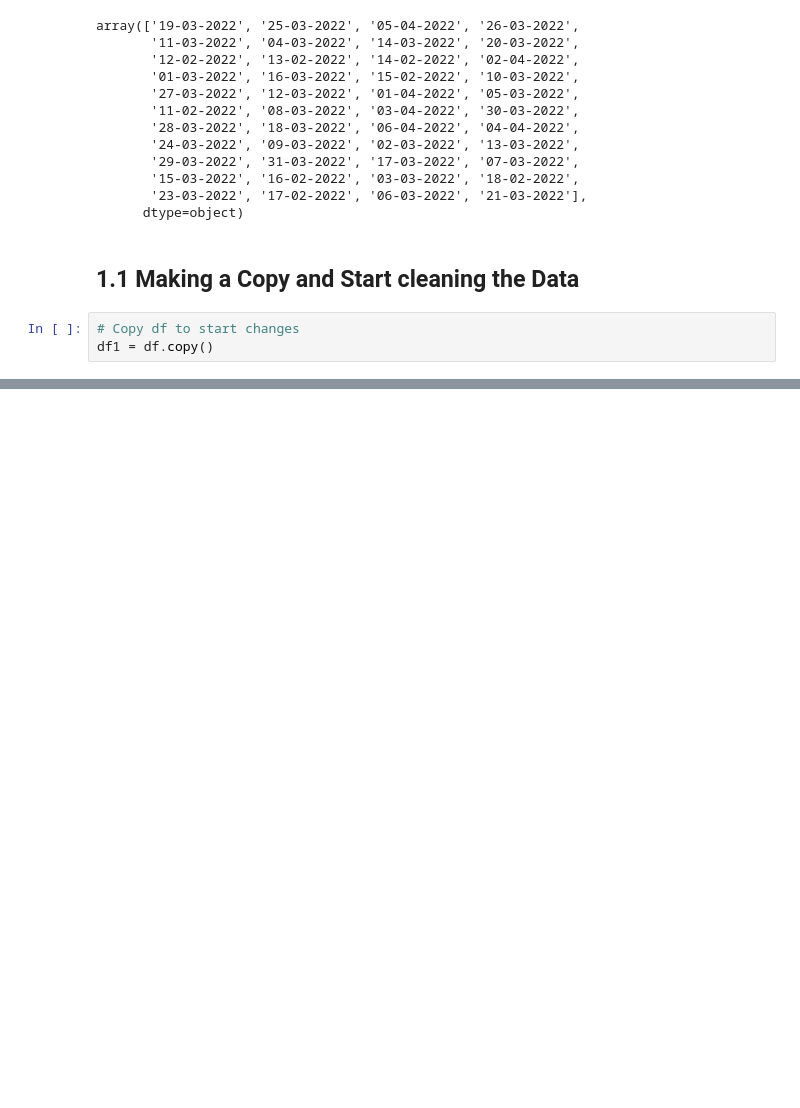
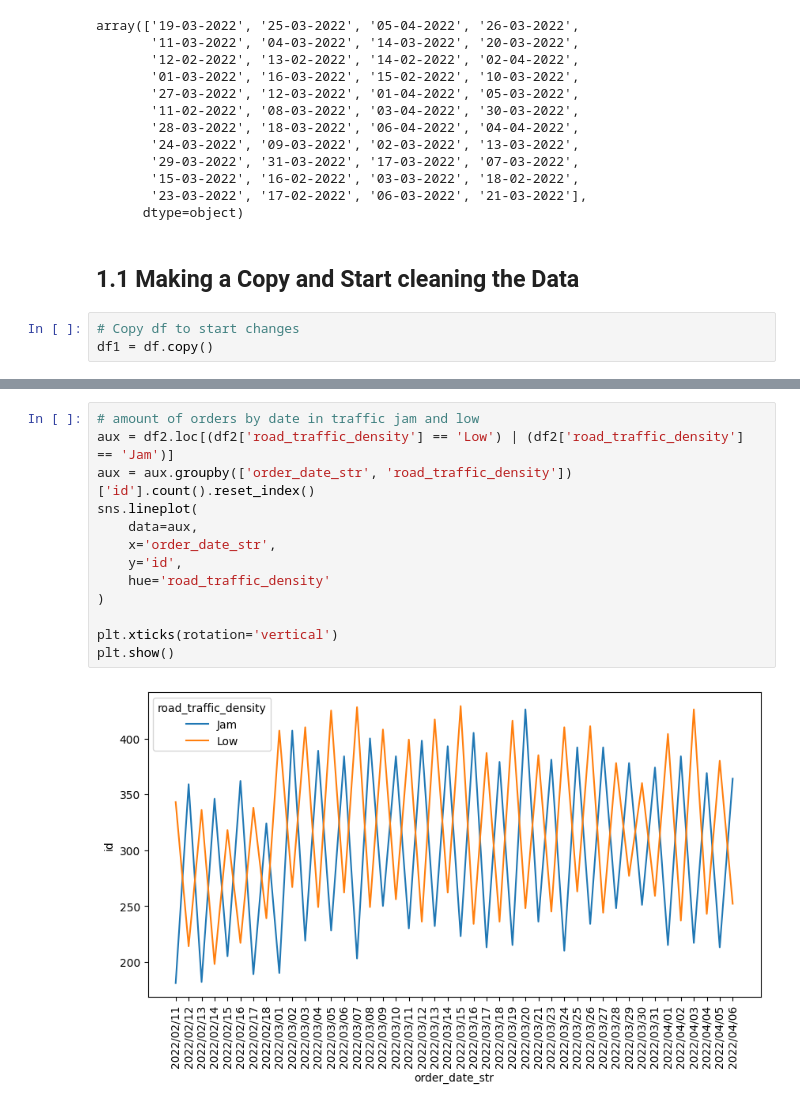
Before and after one commit to LuizLopomo/food_delivery, a Jupyter notebook: Notebook_Ciclo_4_1.ipynb, the cells around one changed output, grey strips where cells are left out. Drawn from its saved outputs; the diff is of its cells as text; blank space fills up the shorter version.

```diff
--- a/Notebook_Ciclo_4_1.ipynb
+++ b/Notebook_Ciclo_4_1.ipynb
@@ -177,0 +350,15 @@ df.describe().T
+# %%
+# amount of orders by date in traffic jam and low
+aux = df2.loc[(df2['road_traffic_density'] == 'Low') | (df2['road_traffic_density'] == 'Jam')]
+aux = aux.groupby(['order_date_str', 'road_traffic_density'])['id'].count().reset_index()
+sns.lineplot(
+    data=aux,
+    x='order_date_str',
+    y='id',
+    hue='road_traffic_density'
+)
+
+plt.xticks(rotation='vertical')
+plt.show()
+# %% [output]
+[figure, added]
```
Also changed, not shown: parts of 29 cells of this notebook, 1 other file.
